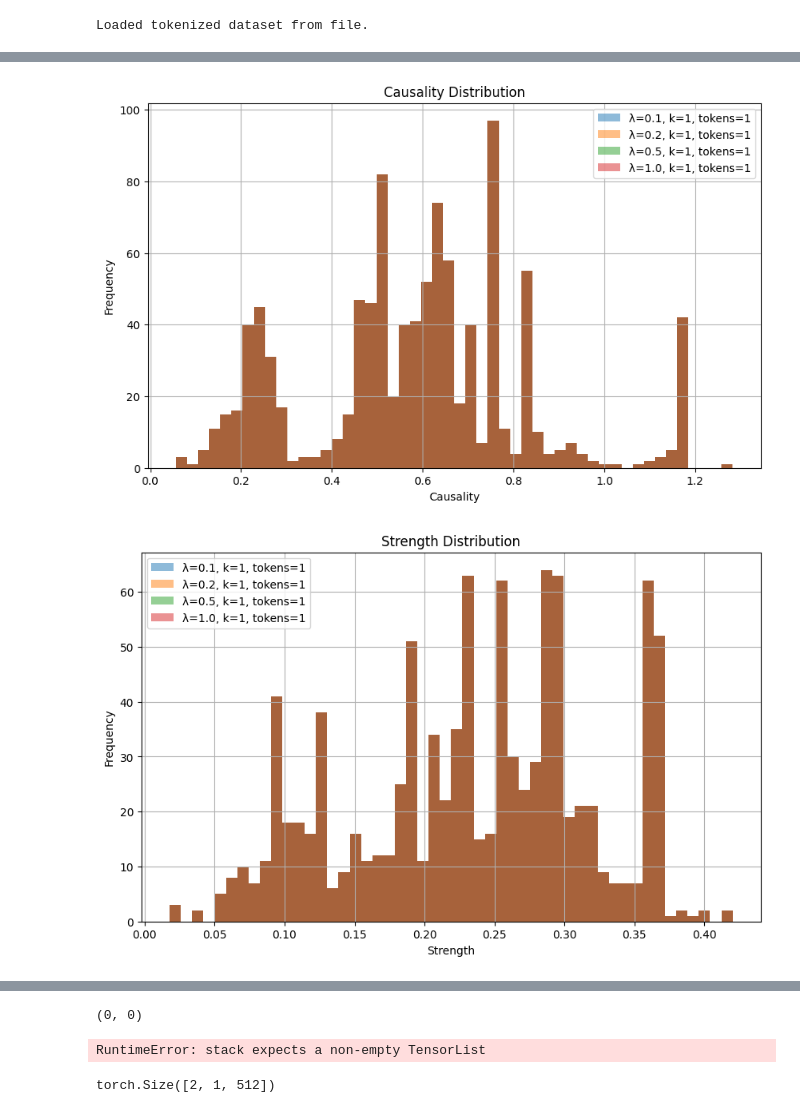
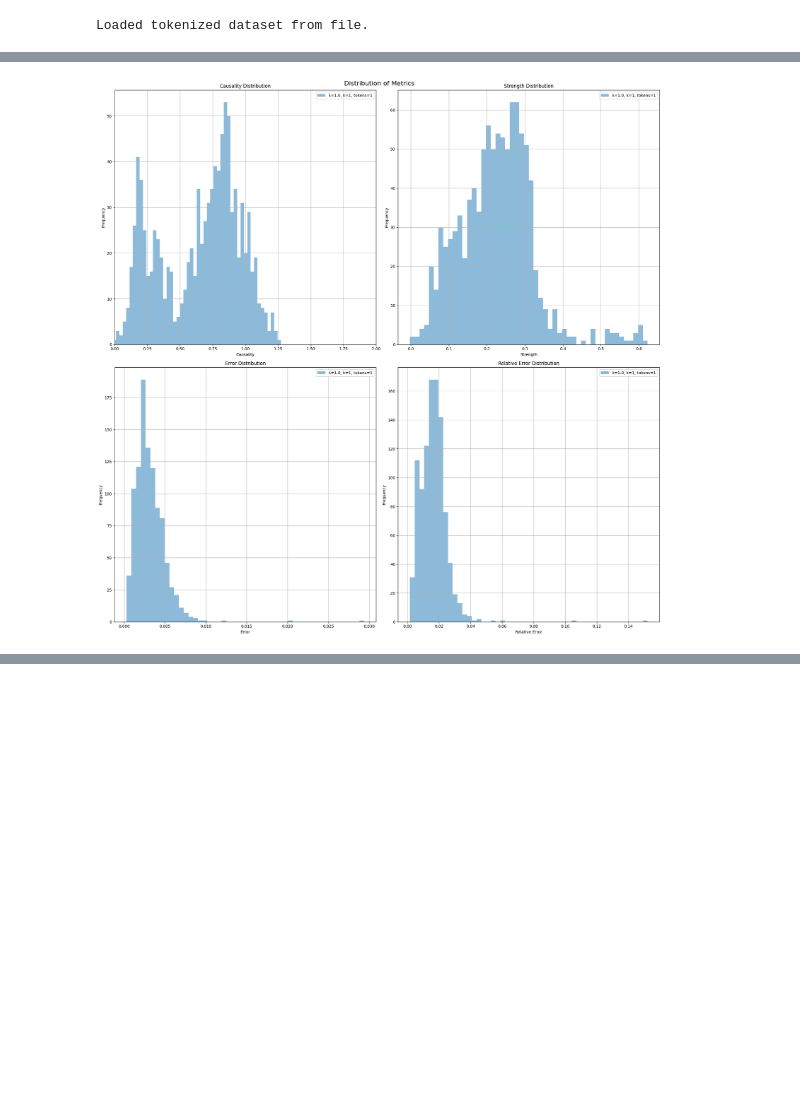
Before and after one commit to sidnb13/tensor-saes, a Jupyter notebook: notebooks/causal_attribution.ipynb, the cells around one changed output, grey strips where cells are left out. Cells and saved outputs as stored; diff of their text form; code cells hidden in the pictures; blank space fills up the shorter version.

Commit message:
Update top-k token analysis to be independent

```diff
--- a/notebooks/causal_attribution.ipynb
+++ b/notebooks/causal_attribution.ipynb
@@ -573,6 +582,8 @@ torch.Size([768])
 # %%
 # Identify features with zero activation rate
-active_features = torch.where(feature_activation_rate > 0)[0]
+min_feature_activation_rate = 0.01
+
+active_features = torch.where(feature_activation_rate > min_feature_activation_rate)[0]
 
 # Create filtered versions of encoder and decoder components
 filtered_feature_encoder_weights = feature_encoder_weights[active_features]
@@ -778,6 +843,7 @@ lam = 1e-2
     feature_decoder_weights,
     1,
     1,
+    0,
 )
 (_, consequent_embeddings_clean, _, _, _, _) = process_text(
     model,
@@ -793,6 +859,7 @@ lam = 1e-2
     feature_decoder_weights,
     1,
     1,
+    0,
 )
 # %%
 from torch.func import functional_call, jacrev, vmap
@@ -931,27 +998,29 @@ import os
 import pickle
 
 # Define the path for saving/loading the tokenized dataset
-tokenized_path = 'tokenized_dataset.pkl'
+tokenized_path = "tokenized_dataset.pkl"
 
 # Check if the tokenized dataset already exists
 if os.path.exists(tokenized_path):
     # Load the tokenized dataset
-    with open(tokenized_path, 'rb') as f:
+    with open(tokenized_path, "rb") as f:
         tokenized = pickle.load(f)
     print("Loaded tokenized dataset from file.")
 else:
     # If not present, tokenize the dataset
-    tokenized = chunk_and_tokenize(dataset, tokenizer, max_seq_len=128, num_proc=4, batch_size=100)
+    tokenized = chunk_and_tokenize(
+        dataset, tokenizer, max_seq_len=128, num_proc=os.cpu_count(), batched=True
+    )
 
     # Save the tokenized dataset
-    with open(tokenized_path, 'wb') as f:
+    with open(tokenized_path, "wb") as f:
         pickle.dump(tokenized, f)
     print("Tokenized dataset and saved to file.")
 # %% [output]
 Loaded tokenized dataset from file.
 # %%
 # Define, lower and upper bounds for layers
-i, j = 0, 11
+i, j = 0, 5
 # %%
 # import gc
 
@@ -1265,26 +1367,28 @@ Dataset({
 # %%
 import gc
 
 params = {
-    "lambda_value": [0.1, 0.2, 0.5, 1.0],
+    "lambda_value": [1.0],
+    # "feature_select_k": [1,2,4,8],
     "feature_select_k": [1],
     "num_tokens": [1],
+    # "num_tokens": [1],
 }
 
 torch.cuda.empty_cache()
 gc.collect()
 
 results = run_evaluation(
     params,
     model,
     tokenized.select(range(1000)),
     batch_size=128,
     i=0,
     j=5,
     feature_encoder_weights=feature_encoder_weights,
     feature_encoder_bias=feature_encoder_bias,
     feature_decoder_weights=feature_decoder_weights,
+    exclude_first_k_tokens=64
 )
 # %% [output]
-[figure, old version]
+[figure, new version]
-[figure, removed]
@@ -1293,5 +1394,0 @@ results = run_evaluation(
-# %%
-causality = results["causality"]["λ=0.1, k=1, tokens=1"]
-(causality < 0).sum(), (causality == 0).sum()
-# %% [output]
-(0, 0)
@@ -1303,33 +1394,0 @@ i, j = 0, 5
-# %%
-fail_input_ids = torch.stack(
-    [tokenized[idx]["input_ids"] for idx in failures[:2].tolist()]
-)
-fail_example = {"input_ids": fail_input_ids.cuda()}
-
-(
-    explained_causality,
-    strengths,
-    error,
-    relative_error,
-    jacobian,
-    v_j,
-    v_k,
-    max_feature_index,
-) = compute_causal_attribution_strength(
-    i,
-    j,
-    model,
-    fail_example,
-    feature_encoder_weights,
-    feature_encoder_bias,
-    feature_decoder_weights,
-    lambda_value=1.0,
-    feature_select_k=1,
-    num_tokens=1,
-)
-# %% [output]
-RuntimeError: stack expects a non-empty TensorList
-# %%
- v_j.shape
-# %% [output]
-torch.Size([2, 1, 512])
```
Also changed, not shown: parts of 42 cells of this notebook, 3 other files.
